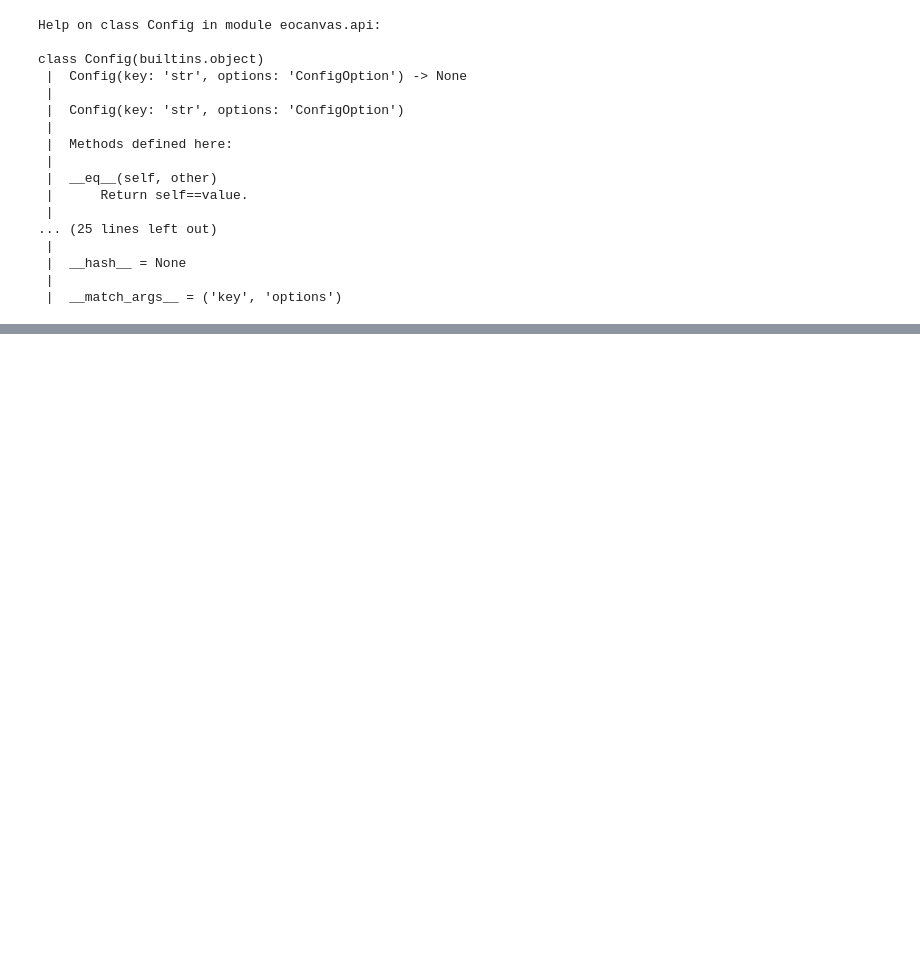
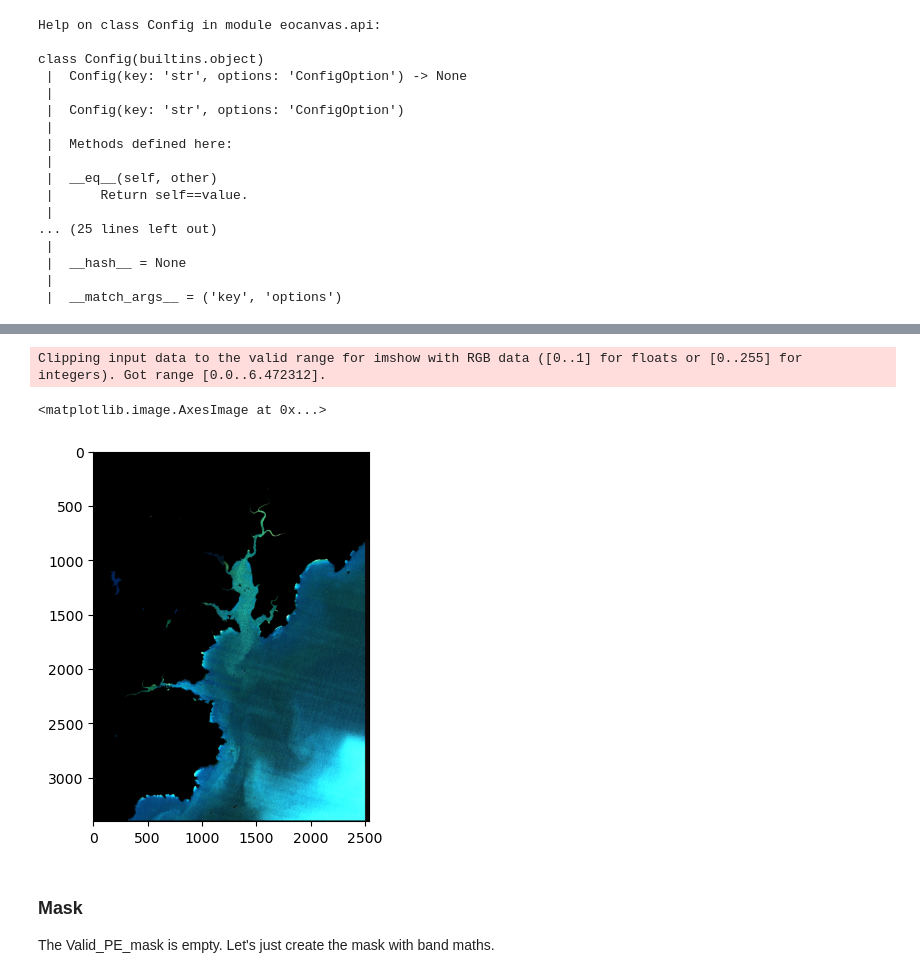
Before and after one commit to olley102/MarineHabitatMapping-WEkEO, a Jupyter notebook: EOCanvasTest.ipynb, the cells around one changed output, grey strips where cells are left out. Drawn from its saved outputs; the diff is of its cells as text; code cells hidden in the pictures; blank space fills up the shorter version.

```diff
--- a/EOCanvasTest.ipynb
+++ b/EOCanvasTest.ipynb
@@ -226,0 +208,2 @@ FILE
+# %%
+rgb_img = np.dstack((result_ds.rrs_B4.data, result_ds.rrs_B3.data, result_ds.rrs_B2.data))
@@ -226,0 +220,11 @@ FILE
+# %%
+fig, ax = plt.subplots()
+ax.imshow(rgb_img*(255.0/(rgb_img.max()+5)))
+# %% [output]
+Clipping input data to the valid range for imshow with RGB data ([0..1] for floats or [0..255] for integers). Got range [0.0..6.472312].
+<matplotlib.image.AxesImage at 0x...>
+[figure, added]
+# %% [markdown]
+### Mask
+
+The Valid_PE_mask is empty. Let's just create the mask with band maths.
```
Also changed, not shown: parts of 35 cells of this notebook, 2 other files.
